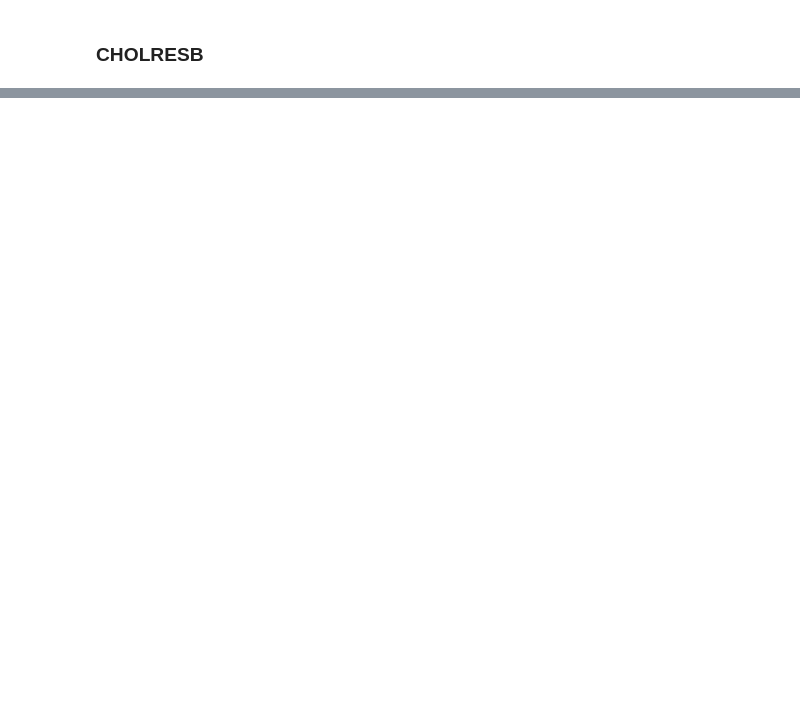
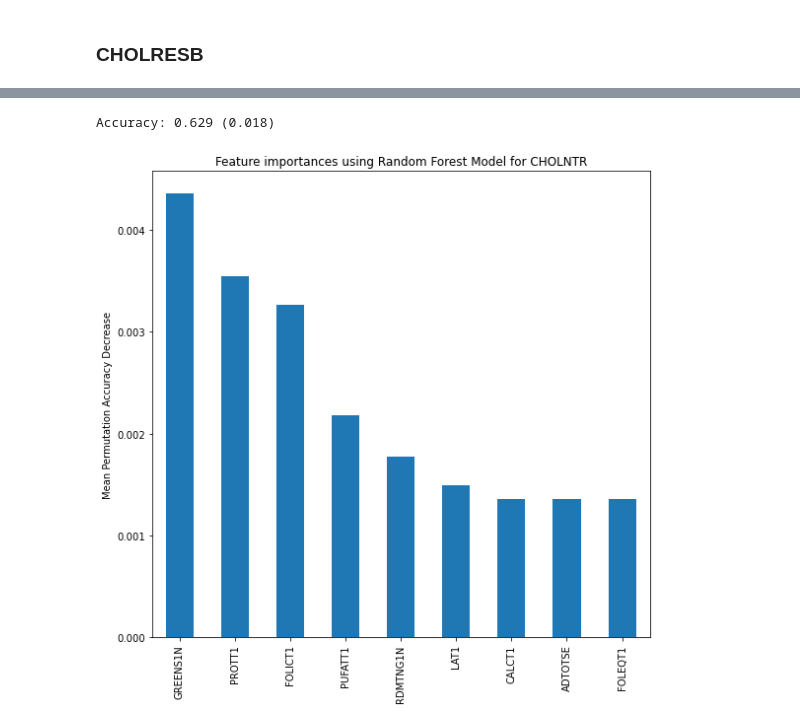
Before and after one commit to yunze-zhang/STAT3888-Group-Project, a Jupyter notebook: further_analysis.ipynb, the cells around one changed output, grey strips where cells are left out. Saved outputs shown, nothing was run; the diff lists cells and outputs as text; code cells hidden in the pictures; blank space fills up the shorter version.

```diff
--- a/further_analysis.ipynb
+++ b/further_analysis.ipynb
@@ -132,0 +140,5 @@ Accuracy: 0.251 (0.089)
+# %%
+random_forest("CHOLNTR")
+# %% [output]
+Accuracy: 0.629 (0.018)
+[figure, added]
```
Also changed, not shown: parts of 14 cells of this notebook.
